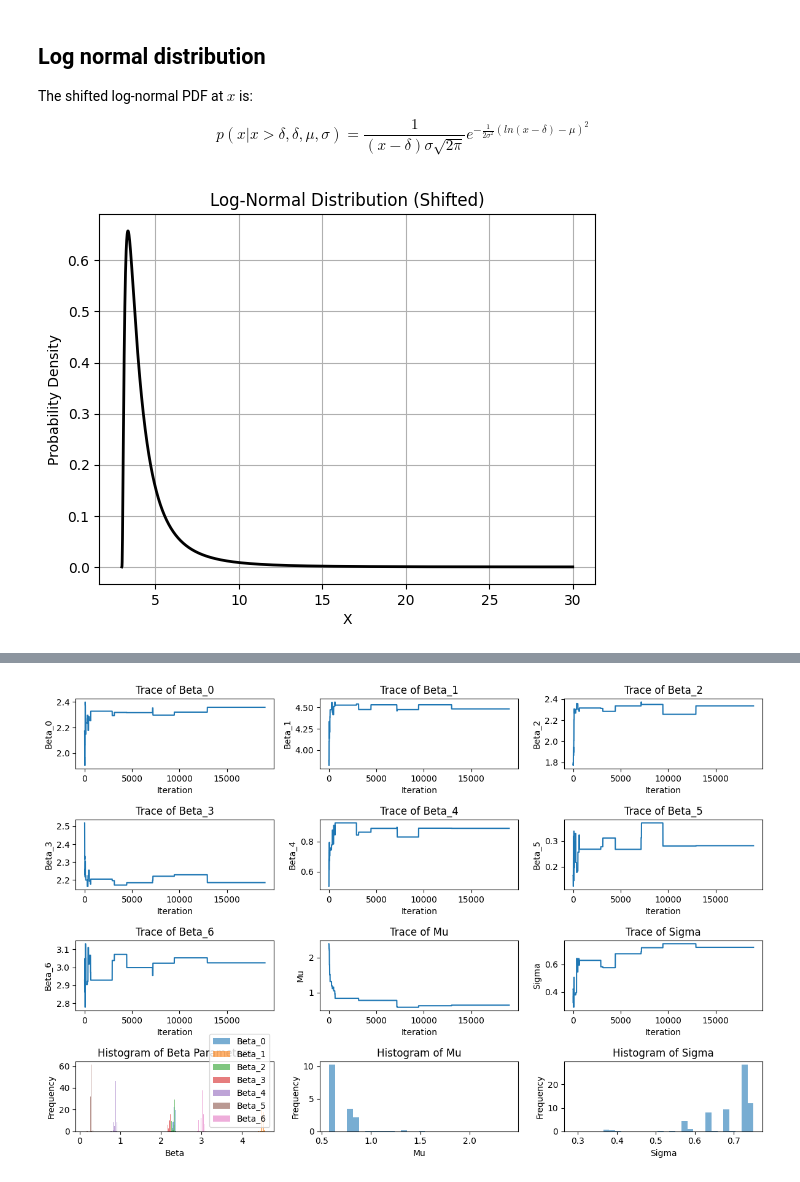
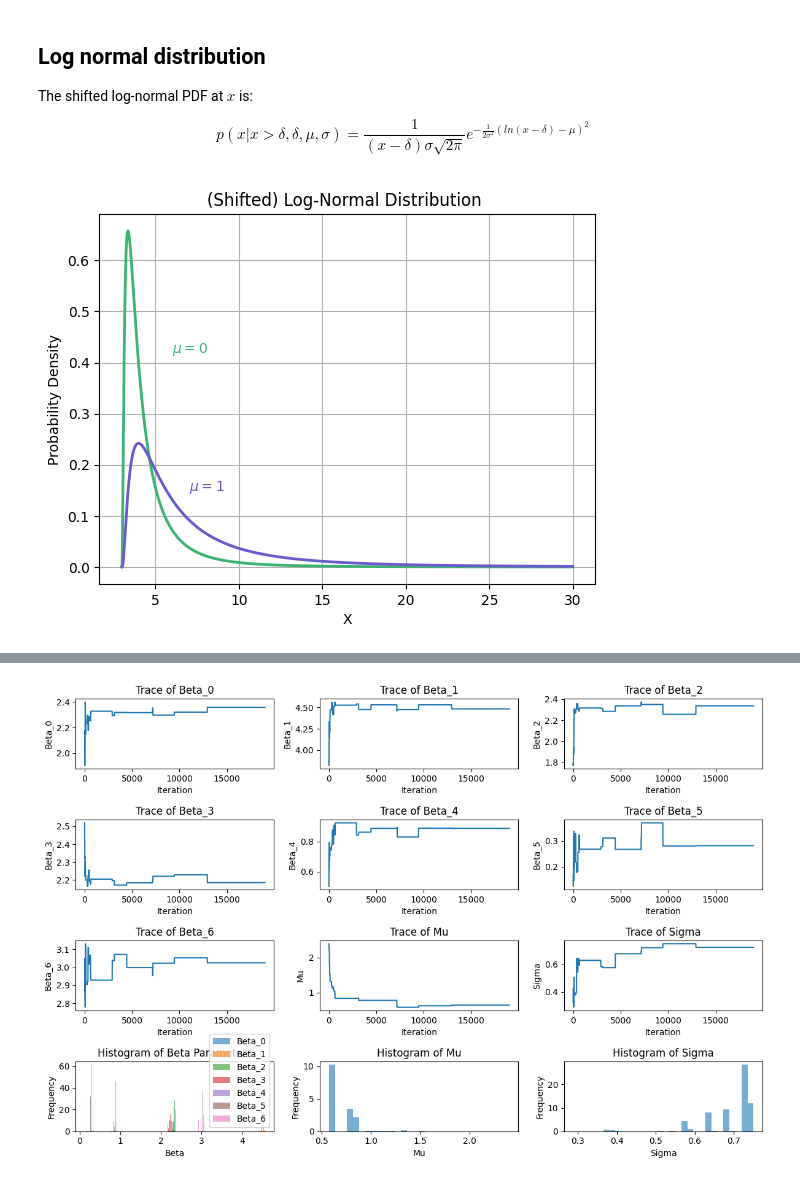
Before and after one commit to Bea-Taylor/DifDem_inequalities, a Jupyter notebook: nbs/core/05_ml_custom_regression_model.ipynb, the cells around one changed output, grey strips where cells are left out. Cells and saved outputs as stored; diff of their text form; code cells hidden in the pictures.

```diff
--- a/nbs/core/05_ml_custom_regression_model.ipynb
+++ b/nbs/core/05_ml_custom_regression_model.ipynb
@@ -141,29 +71,37 @@ $$
 # %%
 #|export
 
-def shift_log_normal_pdf(x, delta, mu, sigma):
+def shift_log_normal_pdf(x:np.array,
+                         delta:int, # shift parameter
+                         mu:int, # mean of the variables log
+                         sigma:int): # standard deviation of the variables log
     x_shift = x-delta
     norm_const = 1/((x_shift)*sigma*np.sqrt(2*np.pi))
     exp_part = np.exp(-(1/(2*sigma**2))*(np.log(x_shift)-mu)**2)
     return norm_const*exp_part
 # %%
 # Parameters for log-normal distribution
-mu = 0  # Mean
+mu_0 = 0  # Mean
+mu_1 = 1
 sigma = 1  # Standard deviation
 shift = 3 # Shift
 
 x = np.arange(1, 30, 0.01)
 
-pdf_x = shift_log_normal_pdf(x, shift, mu, sigma)
+pdf_x_mu0 = shift_log_normal_pdf(x, shift, mu_0, sigma)
+pdf_x_mu1 = shift_log_normal_pdf(x, shift, mu_1, sigma)
 
 # Plot the log-normal probability density function (PDF)
 xmin, xmax = plt.xlim()
-plt.plot(x, pdf_x, 'k-', linewidth=2)
+plt.plot(x, pdf_x_mu0, '-', linewidth=2, color='mediumseagreen')
+plt.text(6, 0.42, '$\mu=0$', color='mediumseagreen')
+plt.plot(x, pdf_x_mu1, '-', linewidth=2, color='slateblue')
+plt.text(7, 0.15, '$\mu=1$', color='slateblue')
 
-plt.title('Log-Normal Distribution (Shifted)')
+plt.title('(Shifted) Log-Normal Distribution ')
 plt.xlabel('X')
 plt.ylabel('Probability Density')
 plt.grid(True)
 plt.show()
 # %% [output]
-[figure, old version]
+[figure, new version]
```
Also changed, not shown: parts of 16 cells of this notebook, 3 other files.
